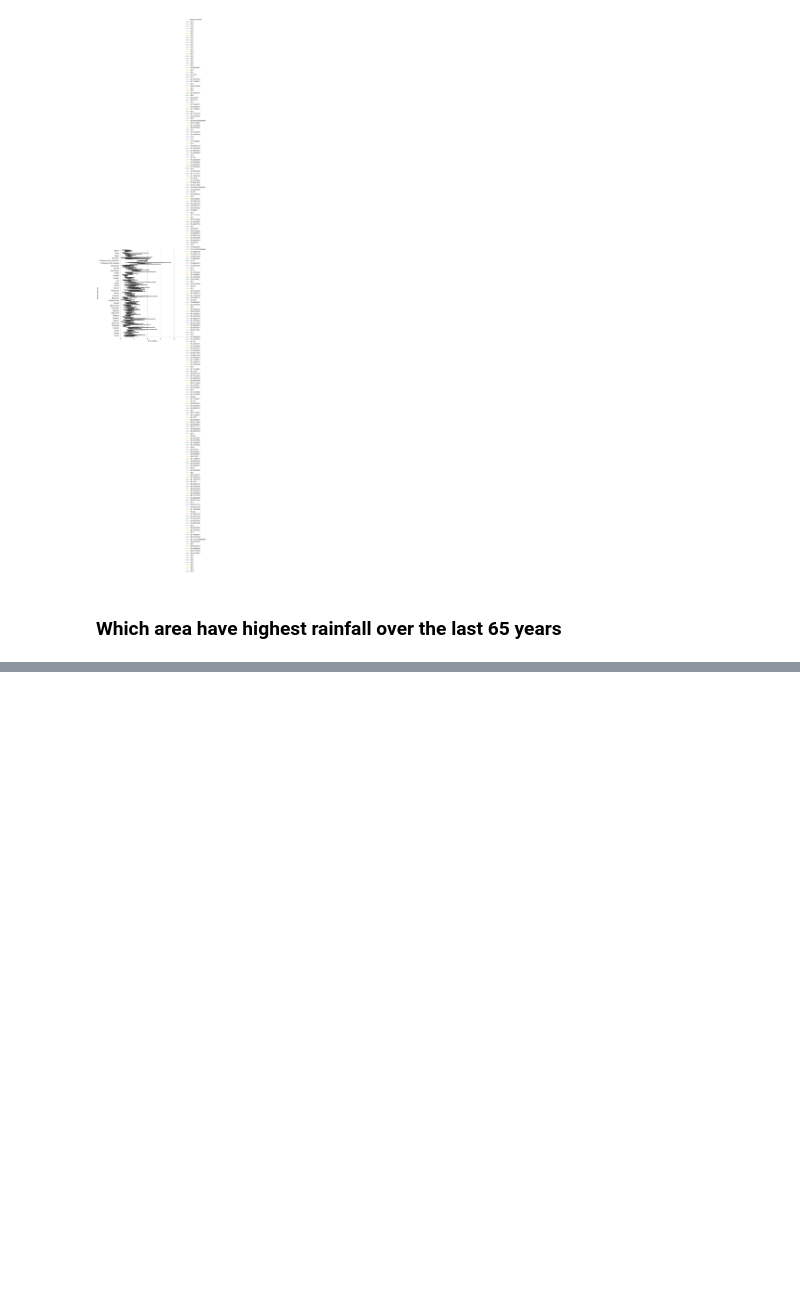
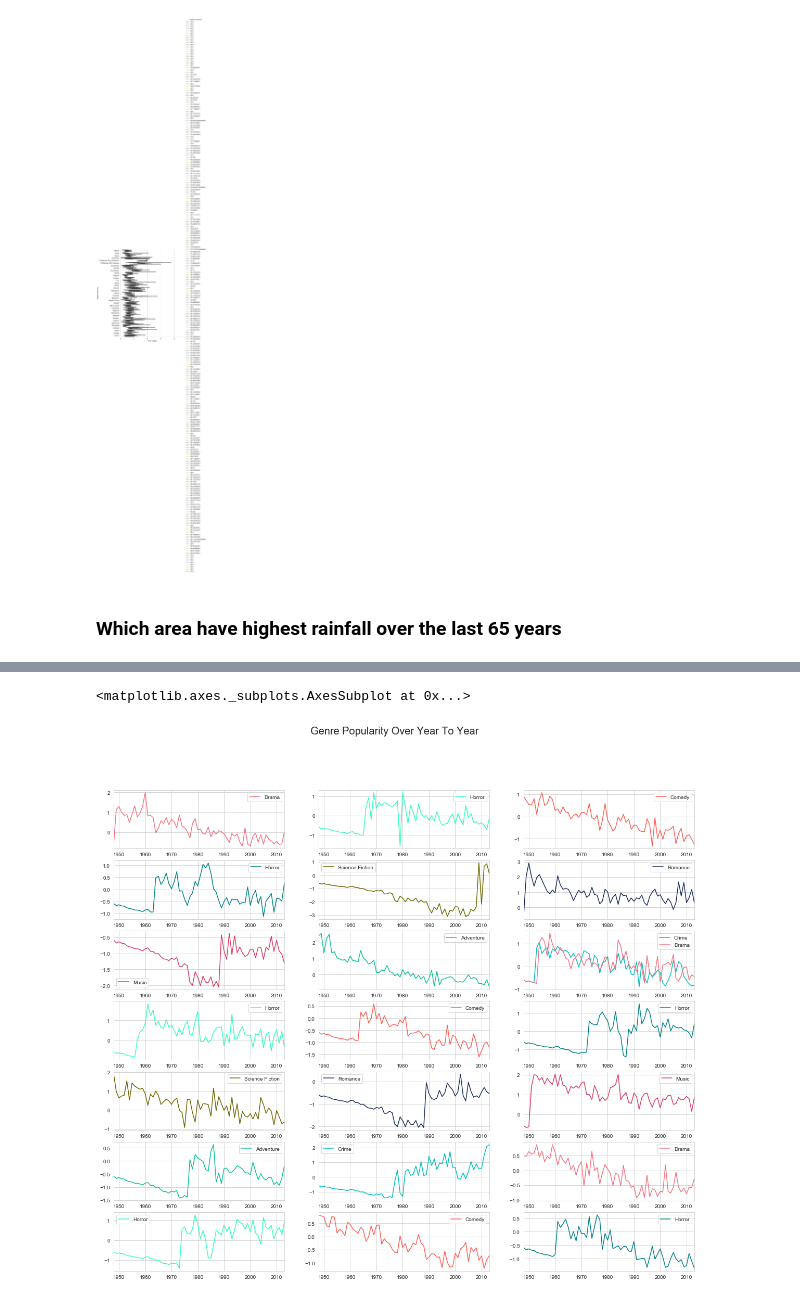
Before and after one commit to LIMON100/Rainfall-in-Bangladesh, a Jupyter notebook: EDA.ipynb, the cells around one changed output, grey strips where cells are left out. Cells and saved outputs as stored; diff of their text form; code cells hidden in the pictures; blank space fills up the shorter version.

Commit message:
rainfall over ther year

```diff
--- a/EDA.ipynb
+++ b/EDA.ipynb
@@ -366,0 +416,6 @@ sns.catplot(x = 'Wind Speed' , y = 'Station Names' , hue = 'Relative Humidity' ,
+# %%
+def calculate_std(x):
+    return (x-x.mean())/x.std(ddof=0)
+
+popular_genre = calculate_std(popularity_df)
+popular_genre.head()
@@ -366,0 +430,55 @@ sns.catplot(x = 'Wind Speed' , y = 'Station Names' , hue = 'Relative Humidity' ,
+# %%
+#sns.set_style("whitegrid")
+#make a subplot of size 3,3.
+fig, ax = plt.subplots(7,3,figsize = (20,17))
+
+#set the title of the subplot.
+fig.suptitle('Genre Popularity Over Year To Year',fontsize = 20)
+
+#plot the 'Drama' genre plot see the popularity difference over year to year.
+popular_genre.loc['Barisal'].plot(label = "Drama",color = '#f67280',ax = ax[0][0],legend=True)
+
+#plot the 'Action' genre plot see the popularity difference over year to year.
+popular_genre.loc['Bhola'].plot(label = "Horror",color='#33FFB5',ax = ax[0][1],legend=True)
+
+#plot the 'Comedy' genre plot see the popularity difference over year to year.
+popular_genre.loc['Bogra'].plot(label = "Comedy",color='#fe5f55',ax = ax[0][2],legend=True)
+
+#accordig to the previous plot the 'Thriller','Science Fiction', 'Romance', 'Music','Adventure' and 'Crime'.
+popular_genre.loc['Chandpur'].plot(label = "Horror",color='#00818a',ax = ax[1][0],legend=True)
+popular_genre.loc['Chittagong (City-Ambagan)'].plot(label = "Science Fiction",color='#6f6600',ax = ax[1][1],legend=True)
+popular_genre.loc['Chittagong (IAP-Patenga)'].plot(label = "Romance",color='#1a2c5b',ax = ax[1][2],legend=True)
+popular_genre.loc['Chuadanga'].plot(label = "Music",color='#db3b61',ax = ax[2][0],legend=True)
+popular_genre.loc['Comilla'].plot(label = "Adventure",color='#08c299',ax = ax[2][1],legend=True)
+popular_genre.loc['Dhaka'].plot(label = "Crime",color='c',ax = ax[2][2],legend=True)
+
+
+popular_genre.loc['Rangpur'].plot(label = "Drama",color = '#f67280',ax = ax[2][2],legend=True)
+
+#plot the 'Action' genre plot see the popularity difference over year to year.
+popular_genre.loc['Rangamati'].plot(label = "Horror",color='#33FFB5',ax = ax[3][0],legend=True)
+
+#plot the 'Comedy' genre plot see the popularity difference over year to year.
+popular_genre.loc['Rajshahi'].plot(label = "Comedy",color='#fe5f55',ax = ax[3][1],legend=True)
+
+#accordig to the previous plot the 'Thriller','Science Fiction', 'Romance', 'Music','Adventure' and 'Crime'.
+popular_genre.loc['Patuakhali'].plot(label = "Horror",color='#00818a',ax = ax[3][2],legend=True)
+popular_genre.loc['Mymensingh'].plot(label = "Science Fiction",color='#6f6600',ax = ax[4][0],legend=True)
+popular_genre.loc['Mongla'].plot(label = "Romance",color='#1a2c5b',ax = ax[4][1],legend=True)
+popular_genre.loc['Maijdee Court'].plot(label = "Music",color='#db3b61',ax = ax[4][2],legend=True)
+popular_genre.loc['Madaripur'].plot(label = "Adventure",color='#08c299',ax = ax[5][0],legend=True)
+popular_genre.loc['Kutubdia'].plot(label = "Crime",color='c',ax = ax[5][1],legend=True)
+
+popular_genre.loc['Khulna'].plot(label = "Drama",color = '#f67280',ax = ax[5][2],legend=True)
+
+#plot the 'Action' genre plot see the popularity difference over year to year.
+popular_genre.loc['Khepupara'].plot(label = "Horror",color='#33FFB5',ax = ax[6][0],legend=True)
+
+#plot the 'Comedy' genre plot see the popularity difference over year to year.
+popular_genre.loc['Jessore'].plot(label = "Comedy",color='#fe5f55',ax = ax[6][1],legend=True)
+
+#accordig to the previous plot the 'Thriller','Science Fiction', 'Romance', 'Music','Adventure' and 'Crime'.
+popular_genre.loc['Ishurdi'].plot(label = "Horror",color='#00818a',ax = ax[6][2],legend=True)
+# %% [output]
+<matplotlib.axes._subplots.AxesSubplot at 0x...>
+[figure, added]
```
Also changed, not shown: parts of 5 cells of this notebook.
